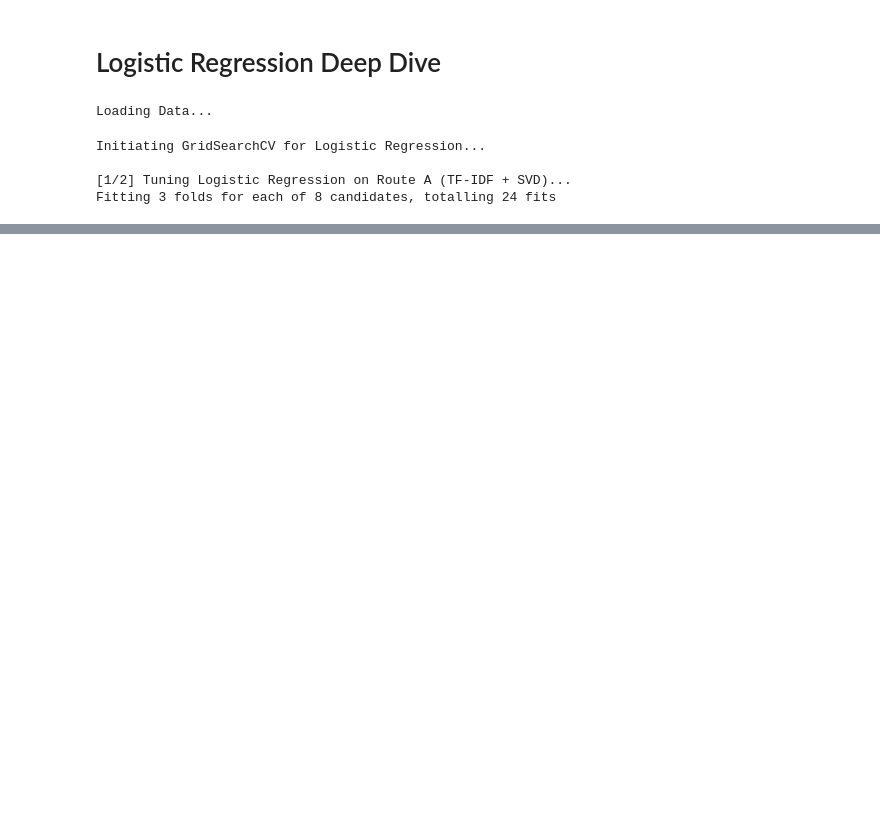
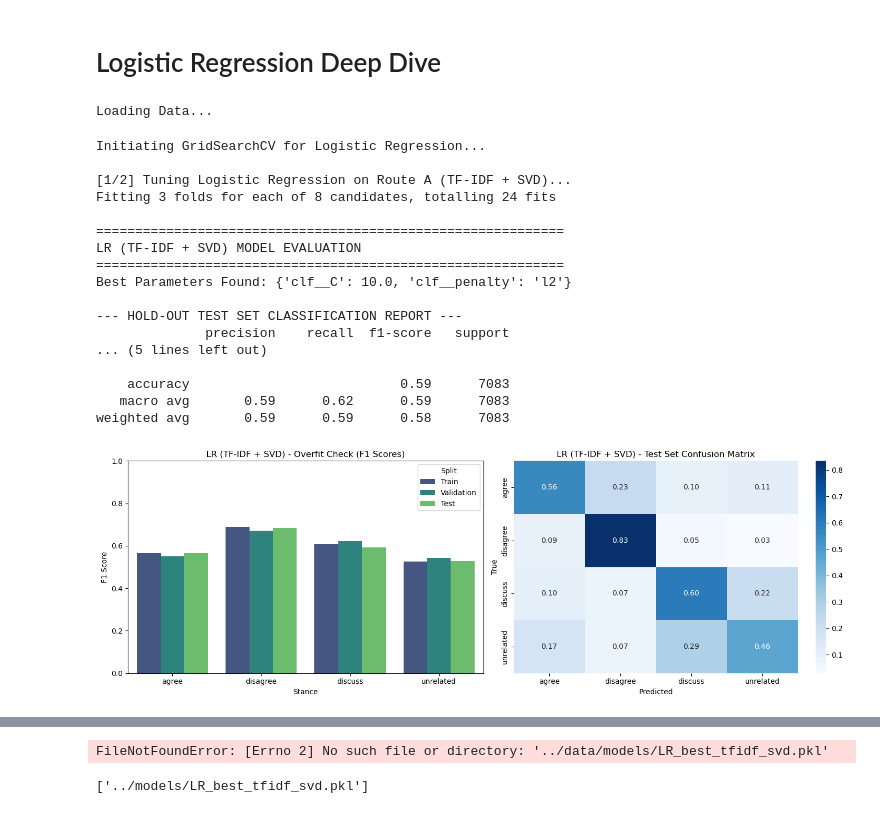
Before and after one commit to bdk-333/Fake-News-Detection-Using-Stance-Detection, a Jupyter notebook: notebooks/05.1_Logistic_Regression.ipynb, the cells around one changed output, grey strips where cells are left out. Saved outputs shown, nothing was run; the diff lists cells and outputs as text; code cells hidden in the pictures; blank space fills up the shorter version.

```diff
--- a/notebooks/05.1_Logistic_Regression.ipynb
+++ b/notebooks/05.1_Logistic_Regression.ipynb
@@ -90,31 +90,45 @@ def evaluate_tuned_model(model, X_train, y_train, X_val, y_val, X_test, y_test,
 lr_pipeline = Pipeline([
     ('scaler', StandardScaler()),
     ('clf', LogisticRegression(class_weight='balanced', solver='saga', max_iter=2000, random_state=42))
 ])
 
 # Define the Grid for Hyperparameter Tuning
 # C is inverse of regularization strength. Smaller C = stronger regularization (prevents overfitting)
 param_grid_lr = {
     'clf__penalty': ['l1', 'l2'],
     'clf__C': [0.01, 0.1, 1.0, 10.0]
 }
 
 print("Initiating GridSearchCV for Logistic Regression...")
 
 # ==========================================
 # ROUTE A: TF-IDF + SVD
 # ==========================================
 print("\n[1/2] Tuning Logistic Regression on Route A (TF-IDF + SVD)...")
 grid_lr_svd = GridSearchCV(lr_pipeline, param_grid_lr, cv=3, scoring='f1_macro', n_jobs=-1, verbose=1)
 grid_lr_svd.fit(X_train_svd, y_train)
 
 # Evaluate
 evaluate_tuned_model(grid_lr_svd, X_train_svd, y_train, X_val_svd, y_val, X_test_svd, y_test, title_prefix="LR (TF-IDF + SVD)")
 
 # Save Model
-joblib.dump(grid_lr_svd.best_estimator_, '../data/models/LR_best_tfidf_svd.pkl')
+joblib.dump(grid_lr_svd.best_estimator_, '../models/LR_best_tfidf_svd.pkl')
 # %% [output]
 Initiating GridSearchCV for Logistic Regression...
 
 [1/2] Tuning Logistic Regression on Route A (TF-IDF + SVD)...
 Fitting 3 folds for each of 8 candidates, totalling 24 fits
+
+============================================================
+LR (TF-IDF + SVD) MODEL EVALUATION
+============================================================
+Best Parameters Found: {'clf__C': 10.0, 'clf__penalty': 'l2'}
+
+--- HOLD-OUT TEST SET CLASSIFICATION REPORT ---
+              precision    recall  f1-score   support
+... (5 lines left out)
+
+    accuracy                           0.59      7083
+   macro avg       0.59      0.62      0.59      7083
+weighted avg       0.59      0.59      0.58      7083
+[figure, added]
@@ -122,3 +137,8 @@ KeyboardInterrupt:
+FileNotFoundError: [Errno 2] No such file or directory: '../data/models/LR_best_tfidf_svd.pkl'
+# %%
+joblib.dump(grid_lr_svd.best_estimator_, '../models/LR_best_tfidf_svd.pkl')
+# %% [output]
+['../models/LR_best_tfidf_svd.pkl']
 # %%
 # ==========================================
 # ROUTE B: DENSE EMBEDDINGS
```
Also changed, not shown: parts of 2 cells of this notebook, 5 other files.
